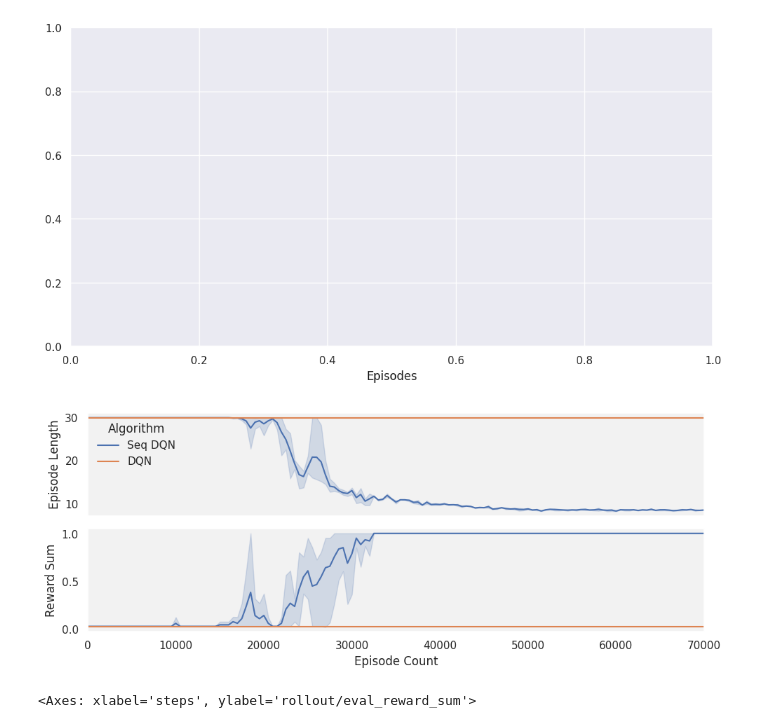
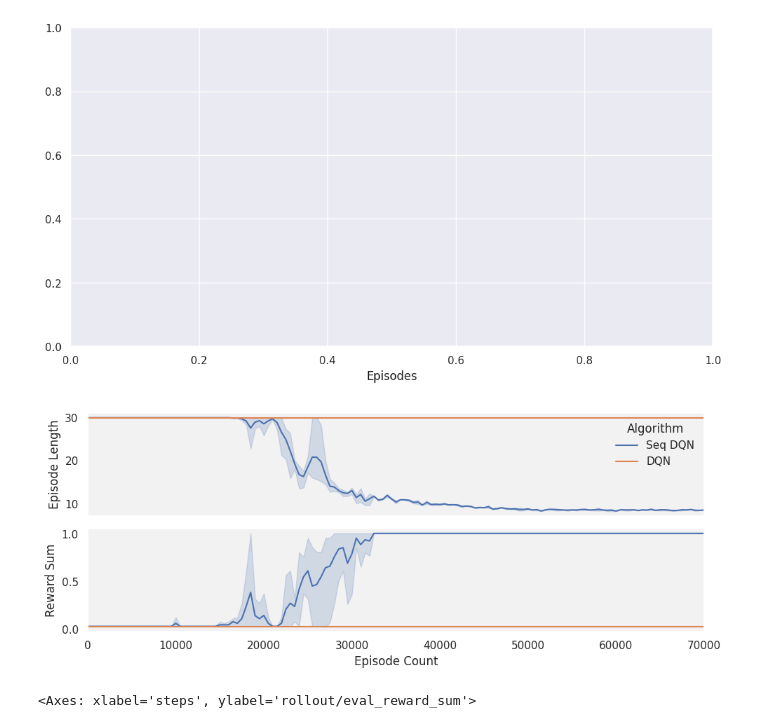
Before and after one commit to hkolstee/masterThesis, a Jupyter notebook: visualization_meeting_plots.ipynb, the cells around one changed output. Cells and saved outputs as stored; diff of their text form; code cells hidden in the pictures.

```diff
--- a/visualization_meeting_plots.ipynb
+++ b/visualization_meeting_plots.ipynb
@@ -201,26 +201,26 @@ ValueError: Could not interpret value `rollout/ep_len` for `y`. An entry with th
 # %%
 # sns.set_theme()
 # sns.set_theme(style="dark", palette="pastel")
 sns.set_theme(style = "dark", rc = {"axes.facecolor": ".95"})
 
 fig, axs = plt.subplots(2, 1, figsize=(10,4), sharex = True)
 
-sns.lineplot(df_7ep_len[df_7ep_len["steps"] <= 70000], x = "steps", y = "rollout/ep_len", hue = "run", ax = axs[0])
-axs[0].legend(title = "Algorithm", loc = "upper left", labels = ["Seq DQN", "_nolegend_", "DQN"], frameon = False)
+sns.lineplot(df_7ep_len[df_7ep_len["steps"] <= 70000], x = "steps", y = "rollout/ep_steps", hue = "run", ax = axs[0])
+axs[0].legend(title = "Algorithm", loc = "upper right", labels = ["Seq DQN", "_nolegend_", "DQN"], frameon = False)
 axs[0].set_ylabel('Episode Length')
 axs[0].margins(x=0)
 
 sns.lineplot(df_7[df_7["steps"] <= 70000], x = "steps", y = "rollout/eval_reward_sum", hue = "run", ax = axs[1], legend = False)
 axs[1].set_ylabel('Reward Sum')
 axs[1].set_xlabel('Episode Count')
 axs[1].margins(x=0)
 
 plt.tight_layout()
 plt.show()
 
 fig.savefig('plots/meeting_7_DQN.png', dpi = 300)
 # %% [output]
-[figure, old version]
+[figure, new version]
 # %%
 sns.set_theme(style = "dark", rc = {"axes.facecolor": ".95"})
 sns.lineplot(df_7, x = "steps", y = "rollout/eval_reward_sum", hue = "run")
```
Also changed, not shown: parts of 16 cells of this notebook, 4 other files.
